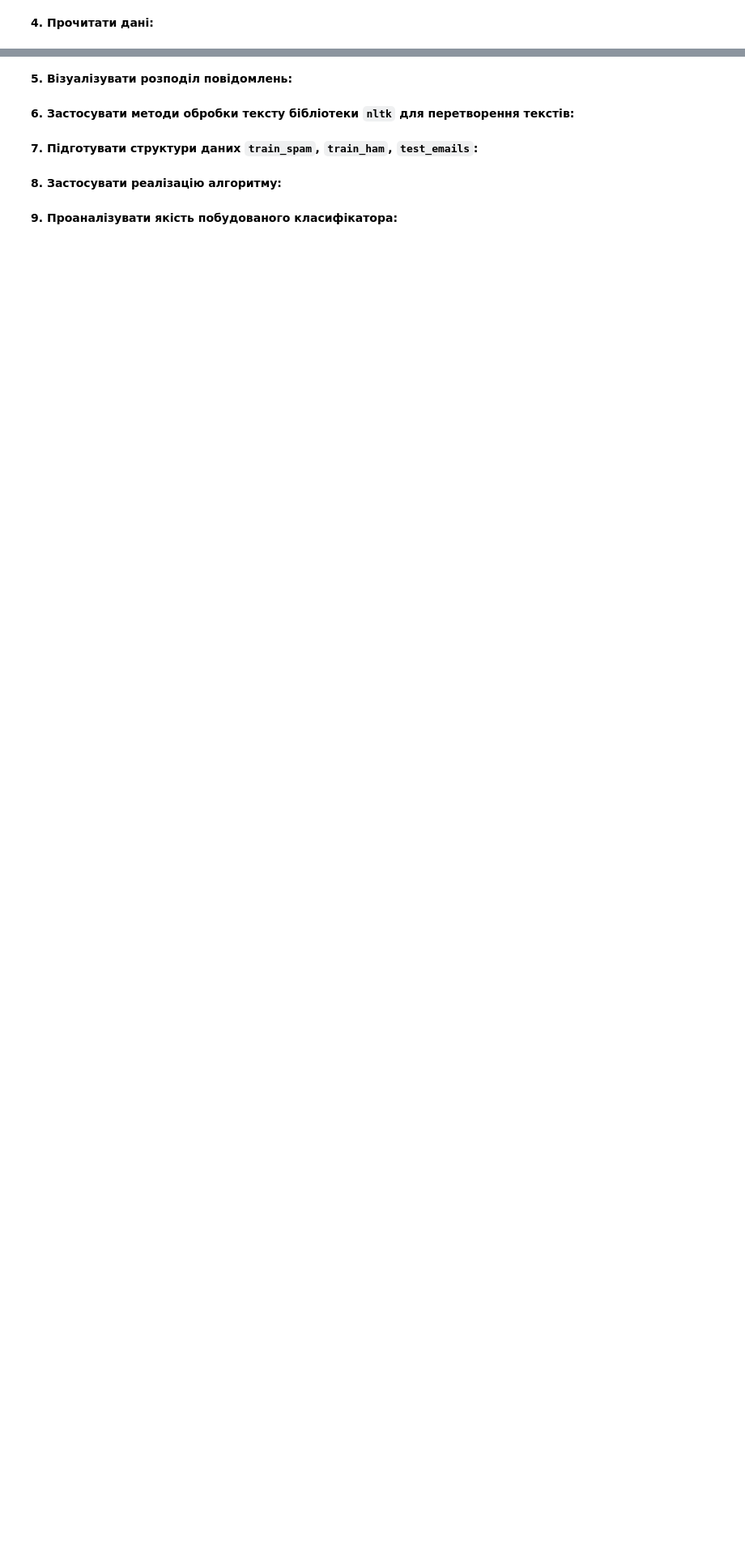
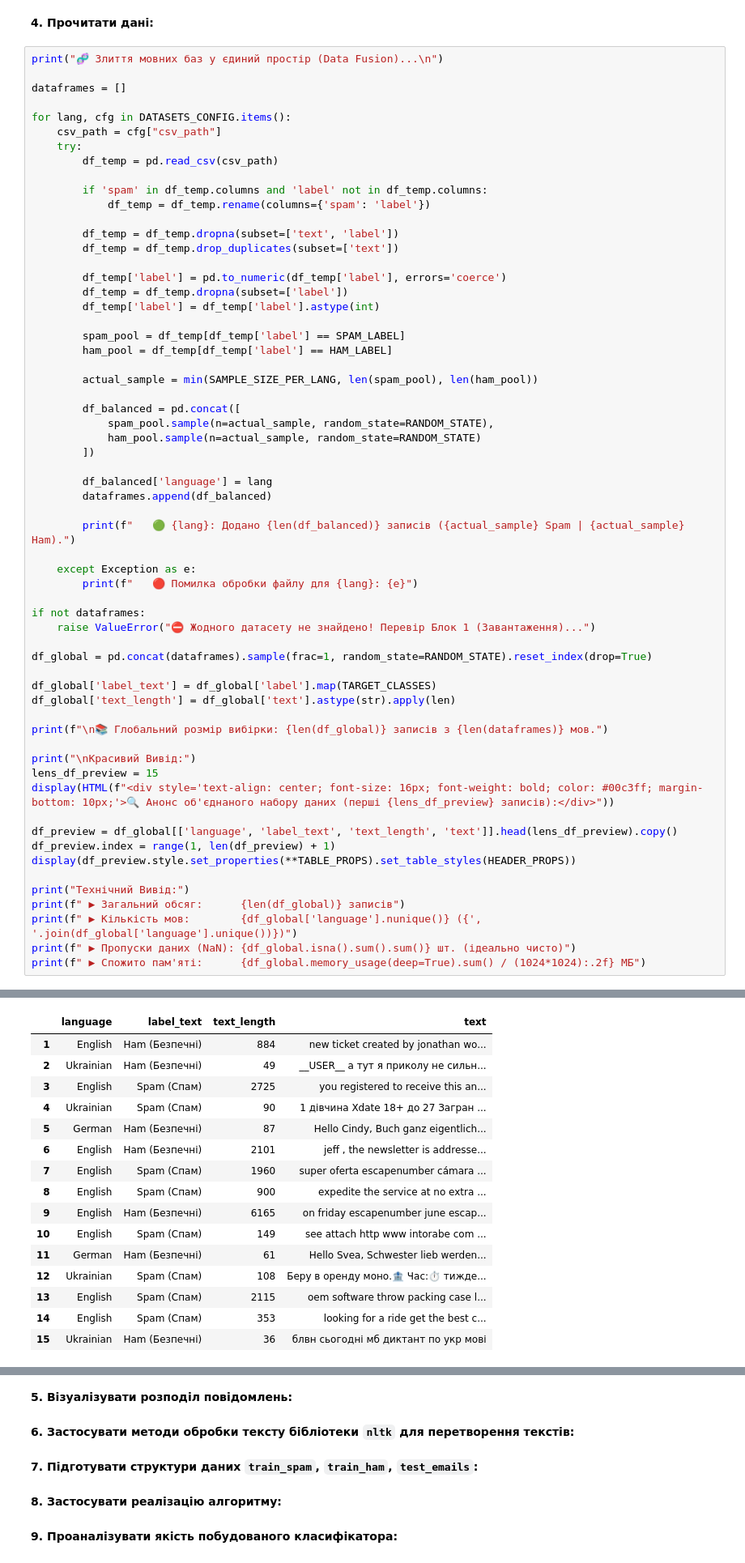
Before and after one commit to IRONKAGE/goit-num-hw-07, a Jupyter notebook: HomeWork_7.ipynb, the cells around one changed output, grey strips where cells are left out. Shown at 81% size. Saved outputs shown, nothing was run; the diff lists cells and outputs as text; blank space fills up the shorter version.

Commit message:
add Read Data

```diff
--- a/HomeWork_7.ipynb
+++ b/HomeWork_7.ipynb
@@ -514,3 +506,65 @@ urgent you ve won numval in our numval lottery click urllink to claim your prize
 (Масив унікальних слів. Граматика, пунктуація та емоції знищені. Залишився лише концентрат сенсу.)
 # %% [markdown]
 **4. Прочитати дані:**
+# %%
+print("🧬 Злиття мовних баз у єдиний простір (Data Fusion)...\n")
+
+dataframes = []
+
+for lang, cfg in DATASETS_CONFIG.items():
+    csv_path = cfg["csv_path"]
+    try:
+        df_temp = pd.read_csv(csv_path)
+
+        if 'spam' in df_temp.columns and 'label' not in df_temp.columns:
+            df_temp = df_temp.rename(columns={'spam': 'label'})
+
+        df_temp = df_temp.dropna(subset=['text', 'label'])
+        df_temp = df_temp.drop_duplicates(subset=['text'])
+
+        df_temp['label'] = pd.to_numeric(df_temp['label'], errors='coerce')
+        df_temp = df_temp.dropna(subset=['label'])
+        df_temp['label'] = df_temp['label'].astype(int)
+
+        spam_pool = df_temp[df_temp['label'] == SPAM_LABEL]
+        ham_pool = df_temp[df_temp['label'] == HAM_LABEL]
+
+        actual_sample = min(SAMPLE_SIZE_PER_LANG, len(spam_pool), len(ham_pool))
+
+        df_balanced = pd.concat([
+            spam_pool.sample(n=actual_sample, random_state=RANDOM_STATE),
+            ham_pool.sample(n=actual_sample, random_state=RANDOM_STATE)
+        ])
+
+        df_balanced['language'] = lang
+        dataframes.append(df_balanced)
+
+        print(f"   🟢 {lang}: Додано {len(df_balanced)} записів ({actual_sample} Spam | {actual_sample} Ham).")
+
+    except Exception as e:
+        print(f"   🔴 Помилка обробки файлу для {lang}: {e}")
+
+if not dataframes:
+    raise ValueError("⛔️ Жодного датасету не знайдено! Перевір Блок 1 (Завантаження)...")
+
+df_global = pd.concat(dataframes).sample(frac=1, random_state=RANDOM_STATE).reset_index(drop=True)
+
+df_global['label_text'] = df_global['label'].map(TARGET_CLASSES)
+df_global['text_length'] = df_global['text'].astype(str).apply(len)
+
+print(f"\n📚 Глобальний розмір вибірки: {len(df_global)} записів з {len(dataframes)} мов.")
+
+print("\nКрасивий Вивід:")
+lens_df_preview = 15
+display(HTML(f"<div style='text-align: center; font-size: 16px; font-weight: bold; color: #00c3ff; margin-bottom: 10px;'>🔍 Анонс об'єднаного набору даних (перші {lens_df_preview} записів):</div>"))
+
+df_preview = df_global[['language', 'label_text', 'text_length', 'text']].head(lens_df_preview).copy()
+df_preview.index = range(1, len(df_preview) + 1)
+display(df_preview.style.set_properties(**TABLE_PROPS).set_table_styles(HEADER_PROPS))
+
+print("Технічний Вивід:")
+print(f" ▶ Загальний обсяг:      {len(df_global)} записів")
+print(f" ▶ Кількість мов:        {df_global['language'].nunique()} ({', '.join(df_global['language'].unique())})")
+print(f" ▶ Пропуски даних (NaN): {df_global.isna().sum().sum()} шт. (ідеально чисто)")
+print(f" ▶ Спожито пам'яті:      {df_global.memory_usage(deep=True).sum() / (1024*1024):.2f} МБ")
+# %% [output]
@@ -516,0 +581,16 @@ urgent you ve won numval in our numval lottery click urllink to claim your prize
+|  | language | label_text | text_length | text |
+| 1 | English | Ham (Безпечні) | 884 | new ticket created by jonathan wo... |
+| 2 | Ukrainian | Ham (Безпечні) | 49 | __USER__ а тут я приколу не сильн... |
+| 3 | English | Spam (Спам) | 2725 | you registered to receive this an... |
+| 4 | Ukrainian | Spam (Спам) | 90 | 1 дівчина Xdate 18+ до 27 Загран ... |
+| 5 | German | Ham (Безпечні) | 87 | Hello Cindy, Buch ganz eigentlich... |
+| 6 | English | Ham (Безпечні) | 2101 | jeff , the newsletter is addresse... |
+| 7 | English | Spam (Спам) | 1960 | super oferta escapenumber cámara ... |
+| 8 | English | Spam (Спам) | 900 | expedite the service at no extra ... |
+| 9 | English | Ham (Безпечні) | 6165 | on friday escapenumber june escap... |
+| 10 | English | Spam (Спам) | 149 | see attach http www intorabe com ... |
+| 11 | German | Ham (Безпечні) | 61 | Hello Svea, Schwester lieb werden... |
+| 12 | Ukrainian | Spam (Спам) | 108 | Беру в оренду моно.🏦 Час:⏱️ тижде... |
+| 13 | English | Spam (Спам) | 2115 | oem software throw packing case l... |
+| 14 | English | Spam (Спам) | 353 | looking for a ride get the best c... |
+| 15 | Ukrainian | Ham (Безпечні) | 36 | блвн сьогодні мб диктант по укр мові |
```
Also changed, not shown: parts of 5 cells of this notebook.
